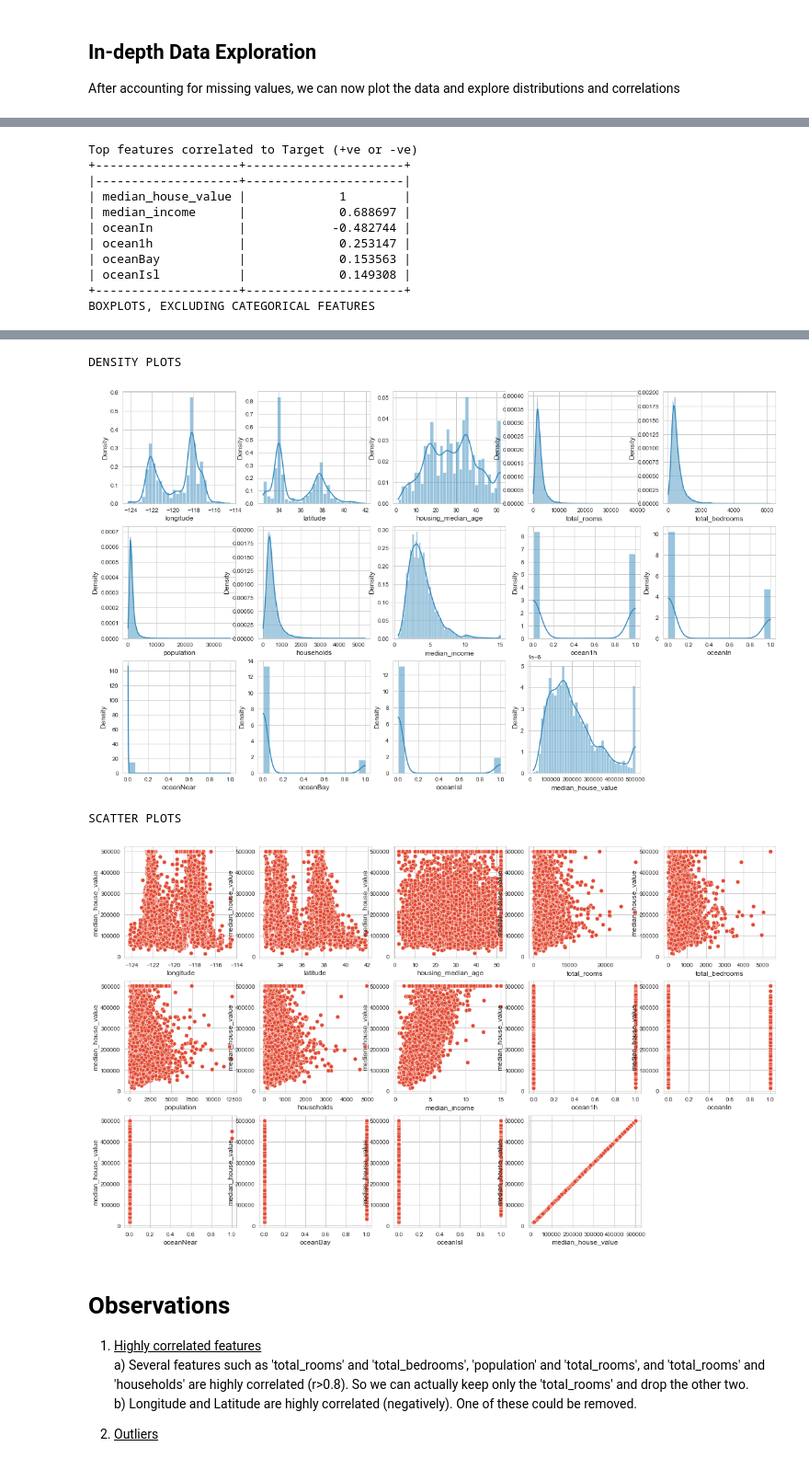
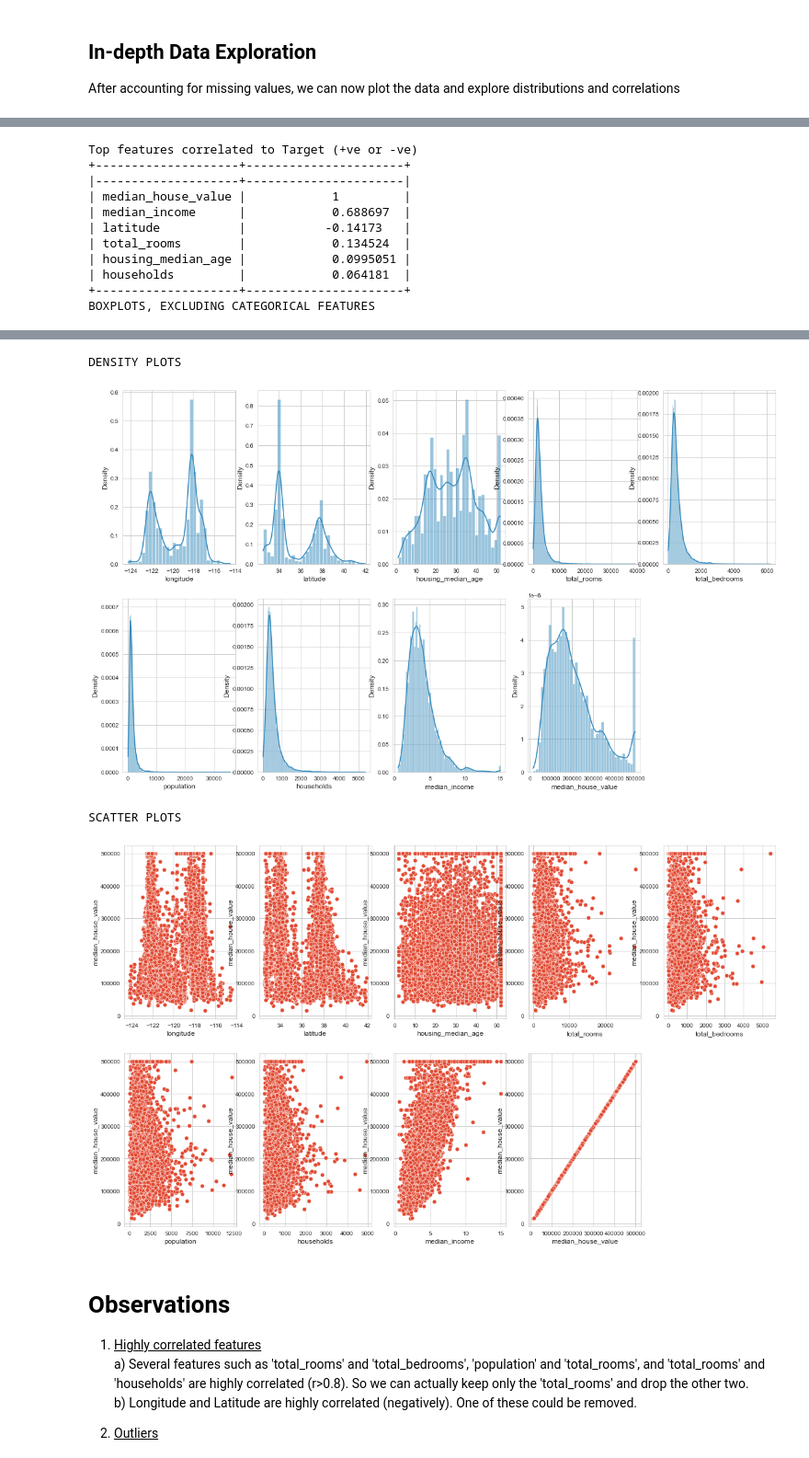
Before and after one commit to zohaibdr/DSportfolio_, a Jupyter notebook: 2.Calif-Housing-Pred/HouseValuePred.ipynb, the cells around one changed output, grey strips where cells are left out. Shown at 92% size. Cells and saved outputs as stored; diff of their text form; code cells hidden in the pictures.

```diff
--- a/2.Calif-Housing-Pred/HouseValuePred.ipynb
+++ b/2.Calif-Housing-Pred/HouseValuePred.ipynb
@@ -202,7 +205,7 @@ Xy_train_Imputed = pd.concat([X_train_Imputed, y_train], axis = 1)
 DF= Xy_train_Imputed.copy()  #copy the Xtrain to new 'DF' for analysis file
 
 # Drop categorical variables for a better visualization
-# DF.drop(labels=ocean_cols, axis = 1, inplace=True)
+DF.drop(labels=ocean_cols, axis = 1, inplace=True)
 
 ### For plotting, we call a custom script
 %run EDAscript_copy.ipynb   #keep a copy in the same folder
@@ -229,11 +232,11 @@ Correlation between all variables
 Top features correlated to Target (+ve or -ve)
 +--------------------+----------------------+
 |--------------------+----------------------|
-| median_house_value |             1        |
-| median_income      |             0.688697 |
-| oceanIn            |            -0.482744 |
-| ocean1h            |             0.253147 |
-| oceanBay           |             0.153563 |
-| oceanIsl           |             0.149308 |
+| median_house_value |            1         |
+| median_income      |            0.688697  |
+| latitude           |           -0.14173   |
+| total_rooms        |            0.134524  |
+| housing_median_age |            0.0995051 |
+| households         |            0.064181  |
 +--------------------+----------------------+
 BOXPLOTS, EXCLUDING CATEGORICAL FEATURES
@@ -241,7 +244,7 @@ BOXPLOTS, EXCLUDING CATEGORICAL FEATURES
 DENSITY PLOTS
-[figure, old version]
+[figure, new version]
 SCATTER PLOTS
-[figure, old version]
+[figure, new version]
 # %% [markdown]
 # **Observations**
 1. <u> Highly correlated features </u> \
```
Also changed, not shown: parts of 24 cells of this notebook, 3 other files.
